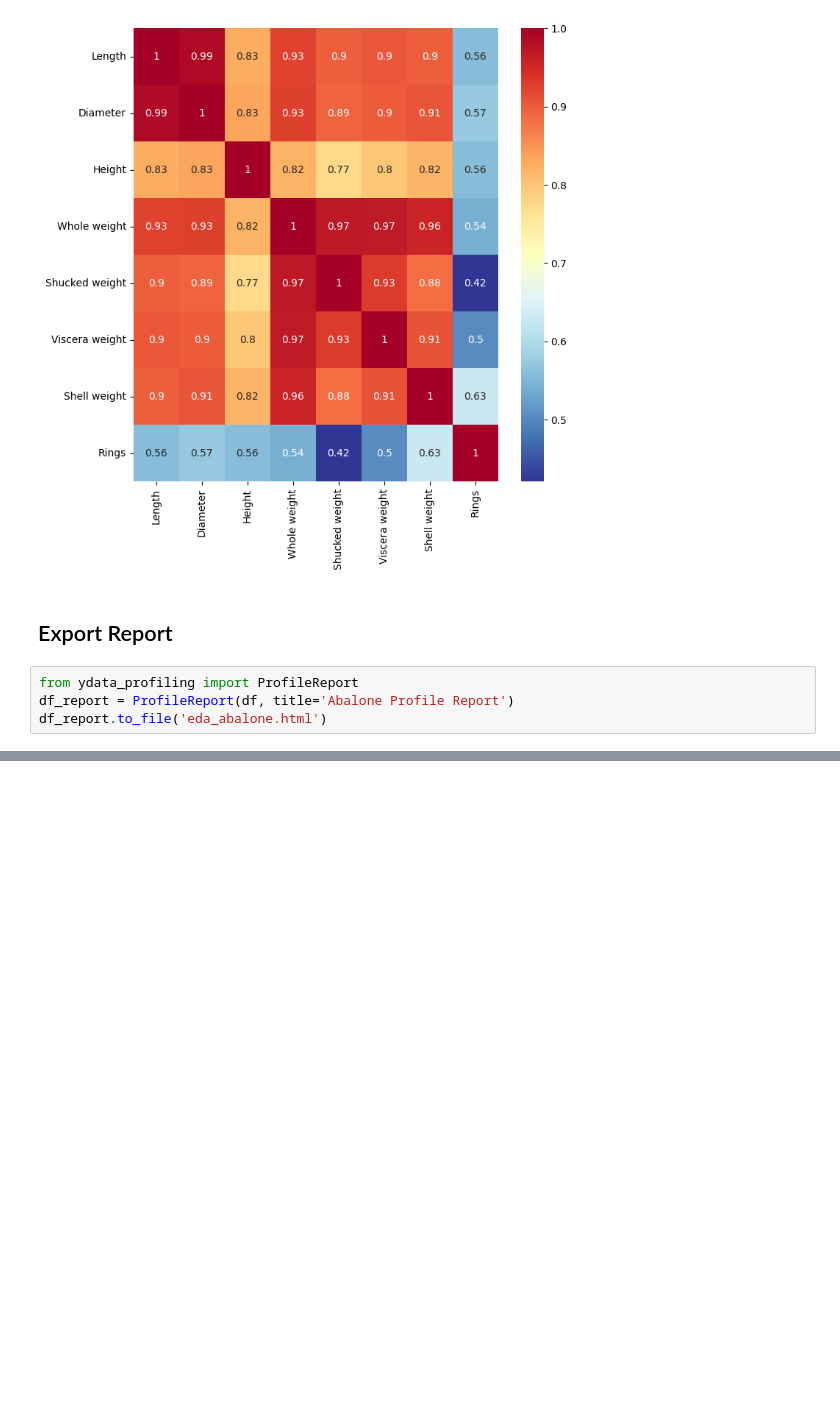
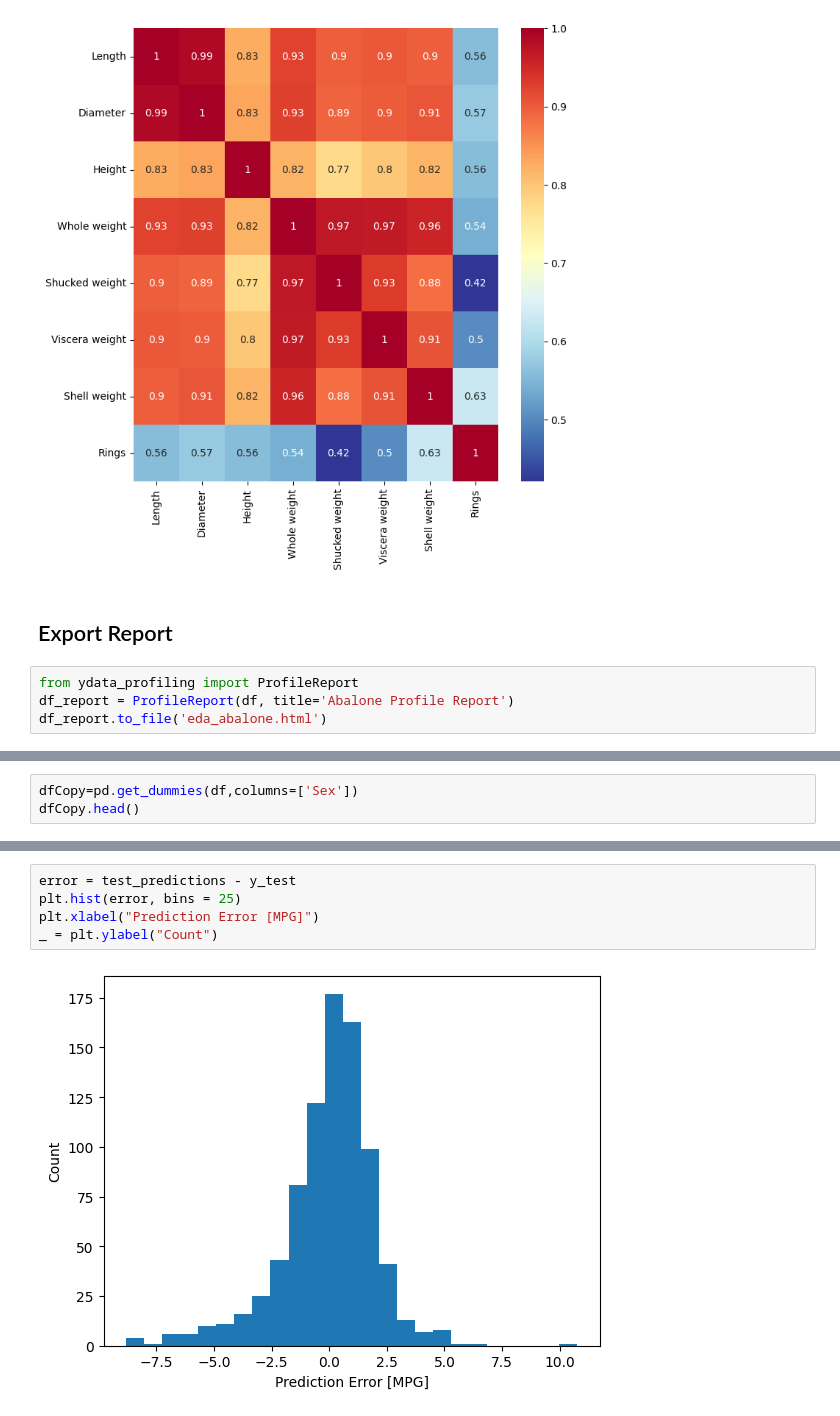
Before and after one commit to GPTeachersDay/TeamProject1, a Jupyter notebook: leeyeonjun/eda/eda_abalone.ipynb, the cells around one changed output, grey strips where cells are left out. Drawn from its saved outputs; the diff is of its cells as text; blank space fills up the shorter version.

```diff
--- a/leeyeonjun/eda/eda_abalone.ipynb
+++ b/leeyeonjun/eda/eda_abalone.ipynb
@@ -142,0 +154,3 @@ df_report.to_file('eda_abalone.html')
+# %%
+dfCopy=pd.get_dummies(df,columns=['Sex'])
+dfCopy.head()
@@ -142,0 +342,7 @@ df_report.to_file('eda_abalone.html')
+# %%
+error = test_predictions - y_test
+plt.hist(error, bins = 25)
+plt.xlabel("Prediction Error [MPG]")
+_ = plt.ylabel("Count")
+# %% [output]
+[figure, added]
```
Also changed, not shown: parts of 17 cells of this notebook, 5 other files.
